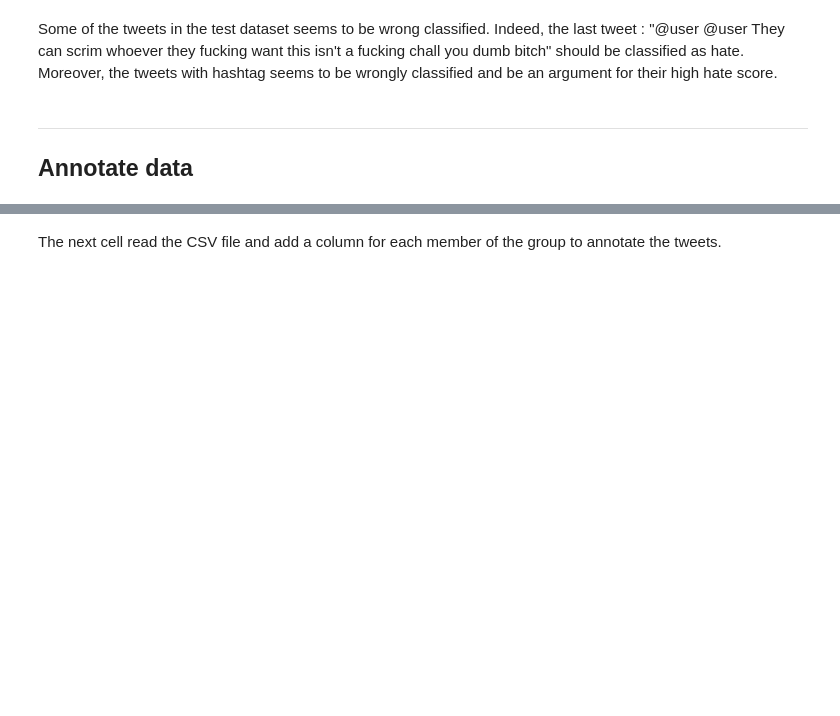
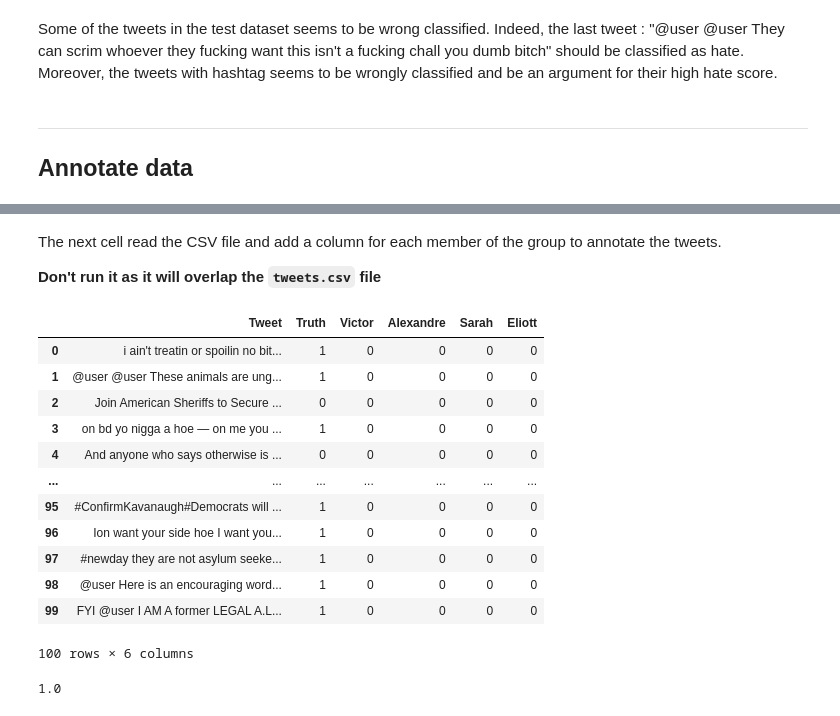
Before and after one commit to SCIA-Premium/Deep-Learning-for-Language, a Jupyter notebook: 4_Project/4_Project.ipynb, the cells around one changed output, grey strips where cells are left out. Drawn from its saved outputs; the diff is of its cells as text; code cells hidden in the pictures; blank space fills up the shorter version.

Commit message:
feat(tp4): Add ground truth to df

```diff
--- a/4_Project/4_Project.ipynb
+++ b/4_Project/4_Project.ipynb
@@ -357,12 +386,52 @@ Number of tweets: 100
 # %% [markdown]
 The next cell read the CSV file and add a column for each member of the group to annotate the tweets.
+
+**Don't run it as it will overlap the `tweets.csv` file**
 # %%
 tweets = pd.read_csv('tweets.csv')
 tweets
 
 tweets['Victor'] = 0
 tweets['Alexandre'] = 0
 tweets['Sarah'] = 0
 tweets['Eliott'] = 0
 
 tweets.to_csv('tweets.csv', index=False)
+tweets
+# %% [output]
+|  | Tweet | Truth | Victor | Alexandre | Sarah | Eliott |
+| 0 | i ain't treatin or spoilin no bit... | 1 | 0 | 0 | 0 | 0 |
+| 1 | @user @user These animals are ung... | 1 | 0 | 0 | 0 | 0 |
+| 2 | Join American Sheriffs to Secure ... | 0 | 0 | 0 | 0 | 0 |
+| 3 | on bd yo nigga a hoe — on me you ... | 1 | 0 | 0 | 0 | 0 |
+| 4 | And anyone who says otherwise is ... | 0 | 0 | 0 | 0 | 0 |
+| ... | ... | ... | ... | ... | ... | ... |
+| 95 | #ConfirmKavanaugh#Democrats will ... | 1 | 0 | 0 | 0 | 0 |
+| 96 | Ion want your side hoe I want you... | 1 | 0 | 0 | 0 | 0 |
+| 97 | #newday they are not asylum seeke... | 1 | 0 | 0 | 0 | 0 |
+| 98 | @user Here is an encouraging word... | 1 | 0 | 0 | 0 | 0 |
+| 99 | FYI @user I AM A former LEGAL A.L... | 1 | 0 | 0 | 0 | 0 |
+100 rows × 6 columns
+# %%
+# Evaluate your inter-annotaor agreement using Fleiss Kappa
+
+from sklearn.metrics import cohen_kappa_score
+
+def fleiss_kappa(df):
+    n = len(df)
+    k = len(df.columns)
+    N = df.sum().sum()
+    p = []
+    for i in range(k):
+        p.append(df.iloc[:, i].sum() / N)
+    P = 0
+    for i in range(k):
+        P += p[i] ** 2
+    P_bar = (1 / N) * (df ** 2).sum().sum() - (N - 1) / (N ** 2)
+    kappa = (P - P_bar) / (1 - P_bar)
+    return kappa
+
+tweets = pd.read_csv('tweets.csv')
+fleiss_kappa(tweets.iloc[:, 1:])
+# %% [output]
+1.0
```
Also changed, not shown: parts of 2 cells of this notebook, 1 other file.
